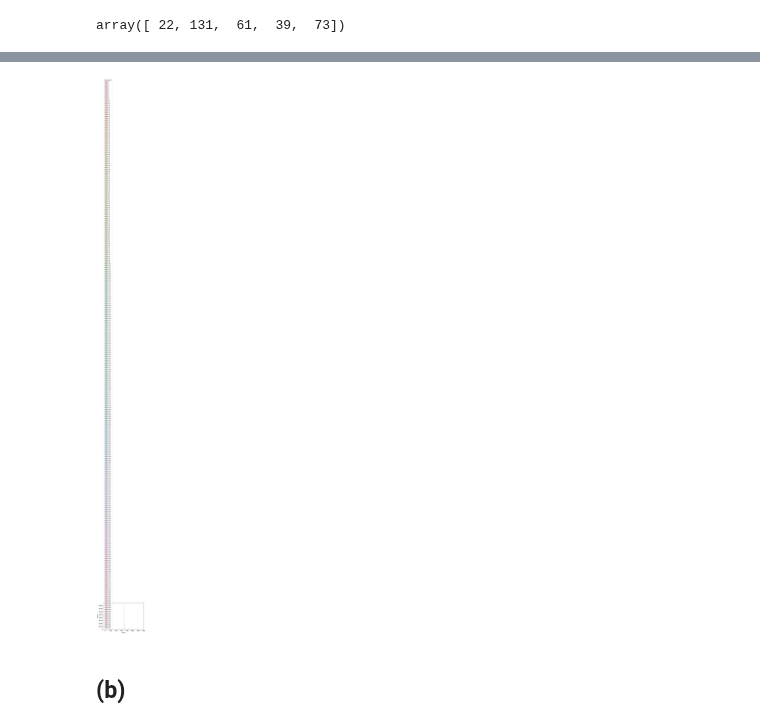
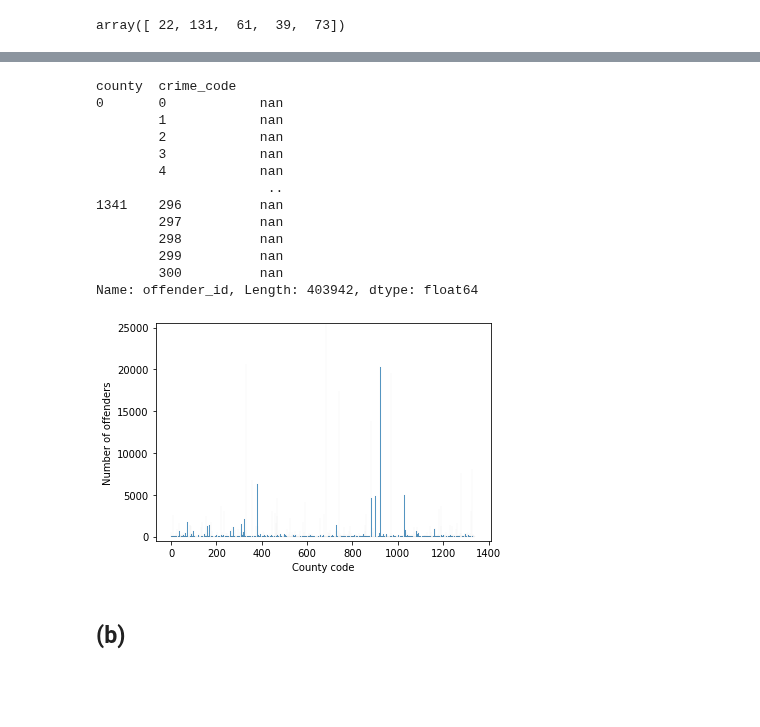
Before and after one commit to pipeton8/6.439-stats-comp-applications, a Jupyter notebook: Assignments/4 - Networks/6.439 - Problem Set 4.ipynb, the cells around one changed output, grey strips where cells are left out. Saved outputs shown, nothing was run; the diff lists cells and outputs as text; code cells hidden in the pictures; blank space fills up the shorter version.

```diff
--- a/Assignments/4 - Networks/6.439 - Problem Set 4.ipynb
+++ b/Assignments/4 - Networks/6.439 - Problem Set 4.ipynb
@@ -207,36 +222,52 @@ array([ 22, 131,  61,  39,  73])
 # %%
-location_of_most_offenders = co_off[co_off['crime_code'].isin(most_offenders)]
+location_of_most_offenders = co_off[co_off['crime_code'].isin(most_offenders)].groupby(['county', 'crime_code']).count()
+# %%
+location_of_most_offenders['offender_id']
+# %% [output]
+county  crime_code
+0       0            nan
+        1            nan
+        2            nan
+        3            nan
+        4            nan
+                      ..
+1341    296          nan
+        297          nan
+        298          nan
+        299          nan
+        300          nan
+Name: offender_id, Length: 403942, dtype: float64
 # %%
 # Axis offsets
 offset = (15,500)
 
 # Initialize figure
 fig, ax = plt.subplots()
 
 # Draw histplot using offender_id count as y-axis
-sns.histplot(data=location_of_most_offenders, x='county', hue='crime_code', ax = ax)
+sns.histplot(data=location_of_most_offenders, x='county',ax = ax)
 
 # Set xticks
 # xticks = [50 * k for k in range(7)]
 # xlabels = xticks
 
 # plt.xticks(ticks=xticks, labels=xlabels, rotation=0, horizontalalignment = 'center')
 # plt.xlim(xticks[0] - offset[0], xticks[-1] + offset[0])
 
 # # Set yticks
-# yticks = [1000 * k for k in range(6)]
-# ylabels = yticks
+yticks = [5000 * k for k in range(6)]
+ylabels = yticks
 
-# plt.yticks(yticks, ylabels)
-# plt.ylim(yticks[0] - offset[1], yticks[-1] + offset[1])
+plt.yticks(yticks, ylabels)
+plt.ylim(yticks[0] - offset[1], yticks[-1] + offset[1])
 
 # # Set axis titles
-# plt.xlabel("Crime code")
-# plt.ylabel("Number of offenders")
+plt.xlabel("County code")
+plt.ylabel("Number of offenders")
 
 fig.show()
 # %% [output]
-[figure, old version]
+[figure, new version]
 # %% [markdown]
 ## (b)
 # %% [markdown]
```
Also changed, not shown: parts of 2 cells of this notebook.
